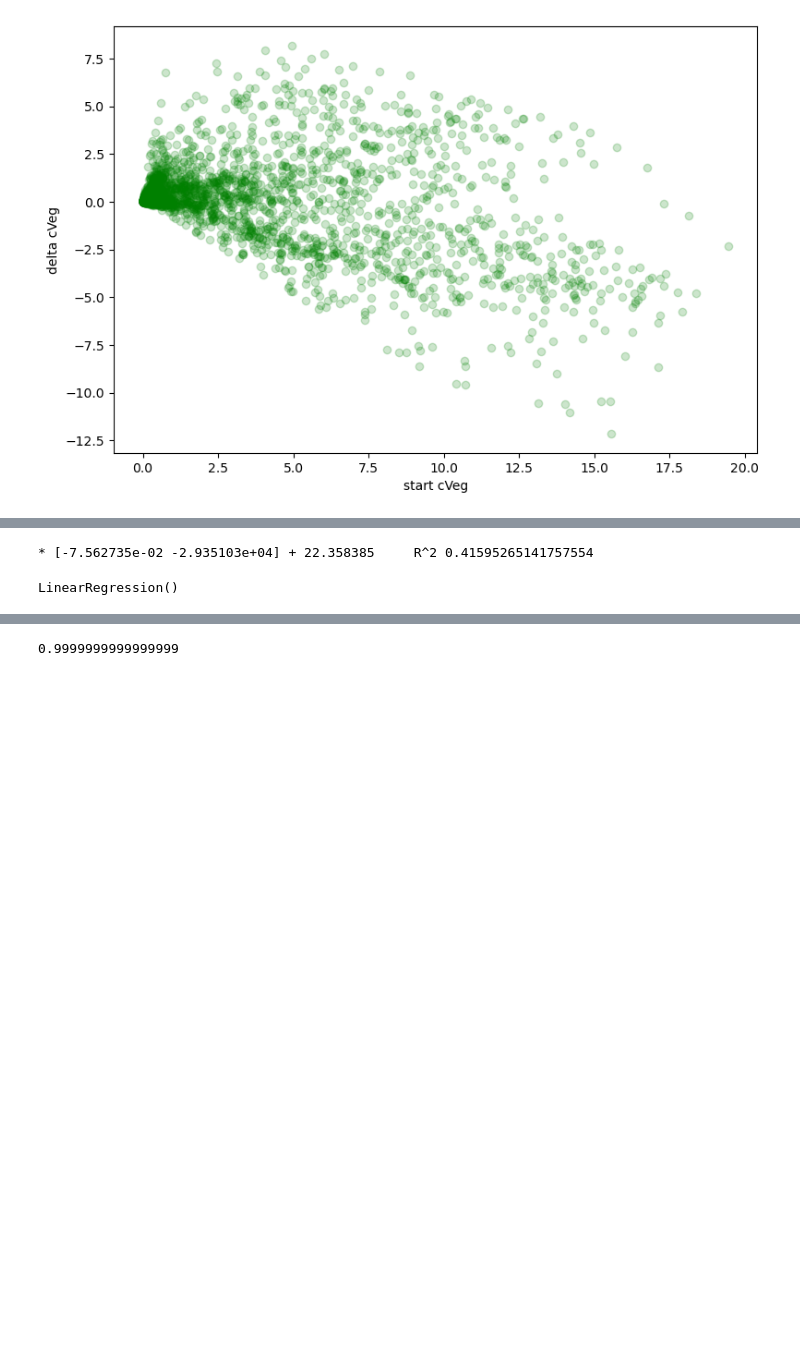
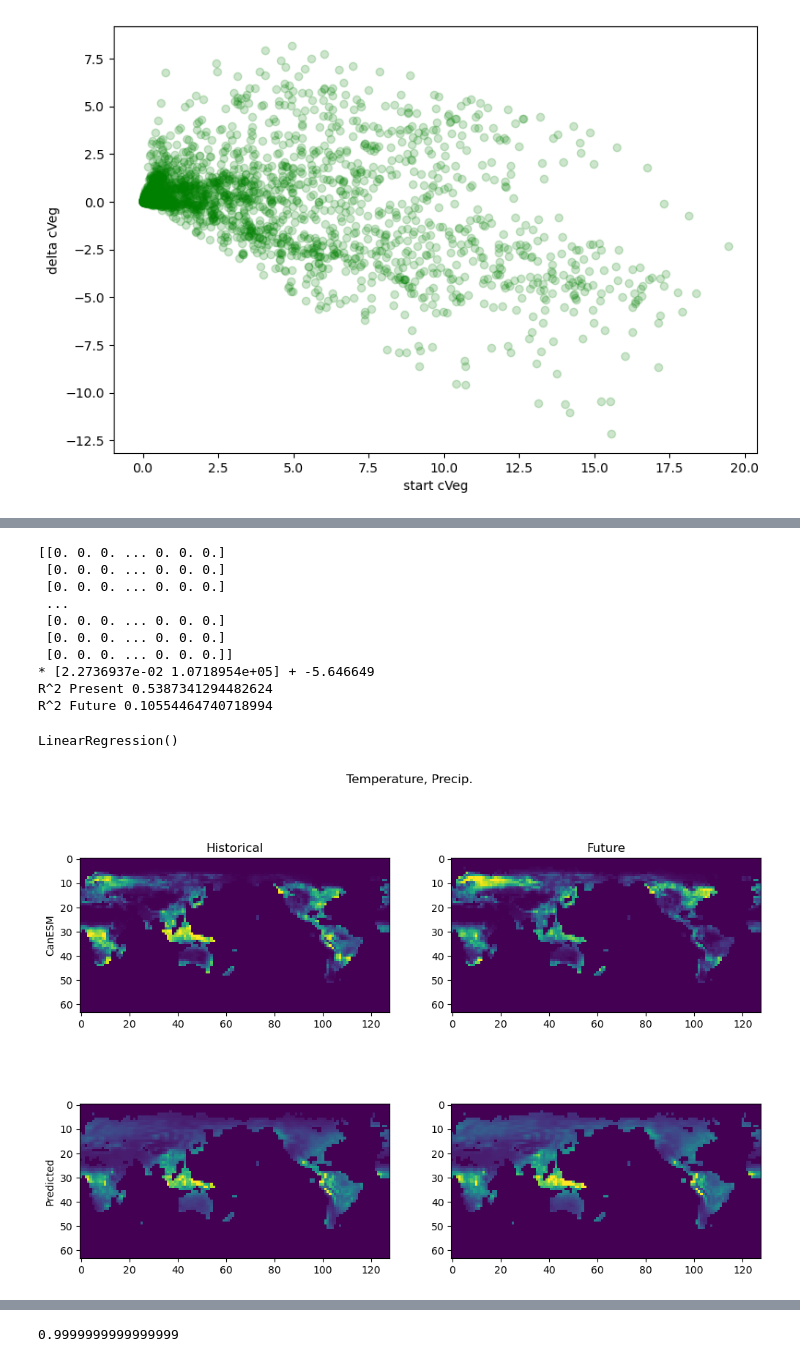
Before and after one commit to ffloof/CMIPscript, a Jupyter notebook: ModelViz.ipynb, the cells around one changed output, grey strips where cells are left out. Saved outputs shown, nothing was run; the diff lists cells and outputs as text; code cells hidden in the pictures; blank space fills up the shorter version.

```diff
--- a/ModelViz.ipynb
+++ b/ModelViz.ipynb
@@ -134,6 +154,16 @@ LinearRegression()
 # %%
-fit_and_test([x_ts, x_pr], delta_cveg, mask)
+fit_and_test([x_ts, x_pr], x_cveg, mask, [y_ts, y_pr], y_cveg, "Temperature, Precip.")
 # %% [output]
-* [-7.562735e-02 -2.935103e+04] + 22.358385     R^2 0.41595265141757554
+[[0. 0. 0. ... 0. 0. 0.]
+ [0. 0. 0. ... 0. 0. 0.]
+ [0. 0. 0. ... 0. 0. 0.]
+ ...
+ [0. 0. 0. ... 0. 0. 0.]
+ [0. 0. 0. ... 0. 0. 0.]
+ [0. 0. 0. ... 0. 0. 0.]]
+* [2.2736937e-02 1.0718954e+05] + -5.646649
+R^2 Present 0.5387341294482624
+R^2 Future 0.10554464740718994
 LinearRegression()
+[figure, added]
 # %%
```
Also changed, not shown: parts of 20 cells of this notebook.
